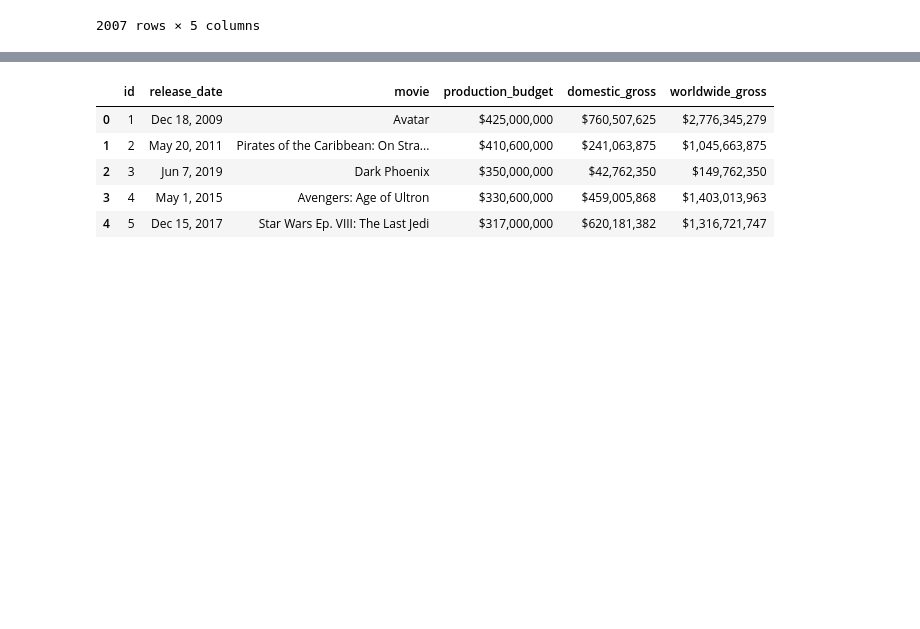
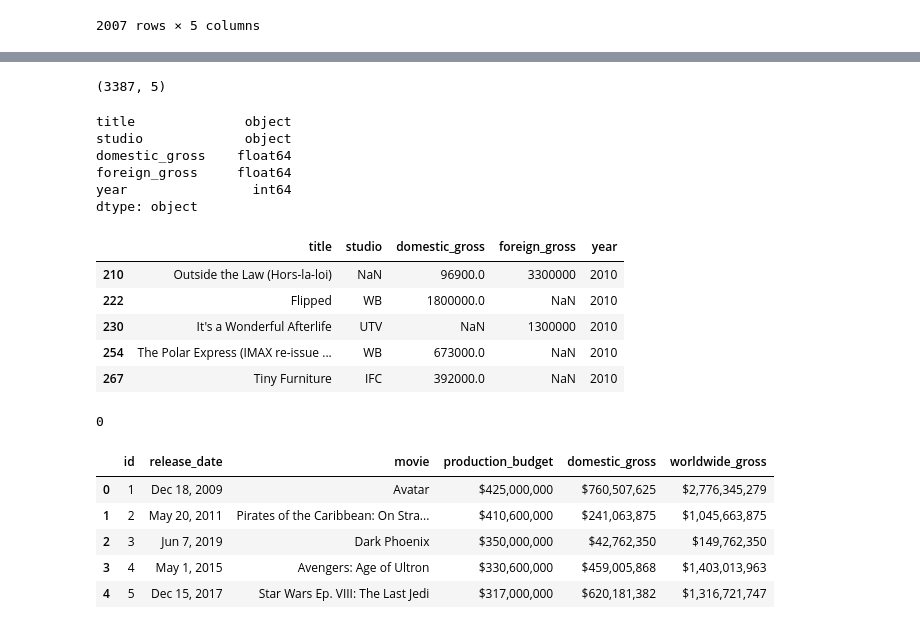
Before and after one commit to fredrickochieng-cell/Group4_Phase2_Project, a Jupyter notebook: Notebooks/michael.ipynb, the cells around one changed output, grey strips where cells are left out. Cells and saved outputs as stored; diff of their text form; code cells hidden in the pictures; blank space fills up the shorter version.

```diff
--- a/Notebooks/michael.ipynb
+++ b/Notebooks/michael.ipynb
@@ -197,0 +222,3 @@ bom.dropna()#Remove rows with missing values
+# %%
+# replace missing studios with unknown
+bom['studio'] = bom['studio'].fillna('Unknown')
@@ -197,0 +234,42 @@ bom.dropna()#Remove rows with missing values
+# %%
+bom.shape
+# %% [output]
+(3387, 5)
+# %%
+#Handling missing domestic_gross
+bom['domestic_gross'] = bom['domestic_gross'].fillna(0)
+# %%
+median_foreign_gross = bom['foreign_gross'].median()
+bom['foreign_gross'] = bom['foreign_gross'].fillna(median_foreign_gross)
+# %%
+# Handling missing foreign_gross
+bom['foreign_gross'] = (
+    bom['foreign_gross']
+    .replace('[\$,]', '', regex=True)
+    .replace('', np.nan)
+    .astype(float)
+)
+# %%
+bom.dtypes
+# %% [output]
+title              object
+studio             object
+domestic_gross    float64
+foreign_gross     float64
+year                int64
+dtype: object
+# %%
+#Quick sample rows with nulls
+display(bom[bom.isnull().any(axis=1)].head())
+# %% [output]
+|  | title | studio | domestic_gross | foreign_gross | year |
+| 210 | Outside the Law (Hors-la-loi) | NaN | 96900.0 | 3300000 | 2010 |
+| 222 | Flipped | WB | 1800000.0 | NaN | 2010 |
+| 230 | It's a Wonderful Afterlife | UTV | NaN | 1300000 | 2010 |
+| 254 | The Polar Express (IMAX re-issue ... | WB | 673000.0 | NaN | 2010 |
+| 267 | Tiny Furniture | IFC | 392000.0 | NaN | 2010 |
+# %%
+#Duplicates
+bom.duplicated().sum()
+# %% [output]
+0
```
Also changed, not shown: parts of 5 cells of this notebook.
